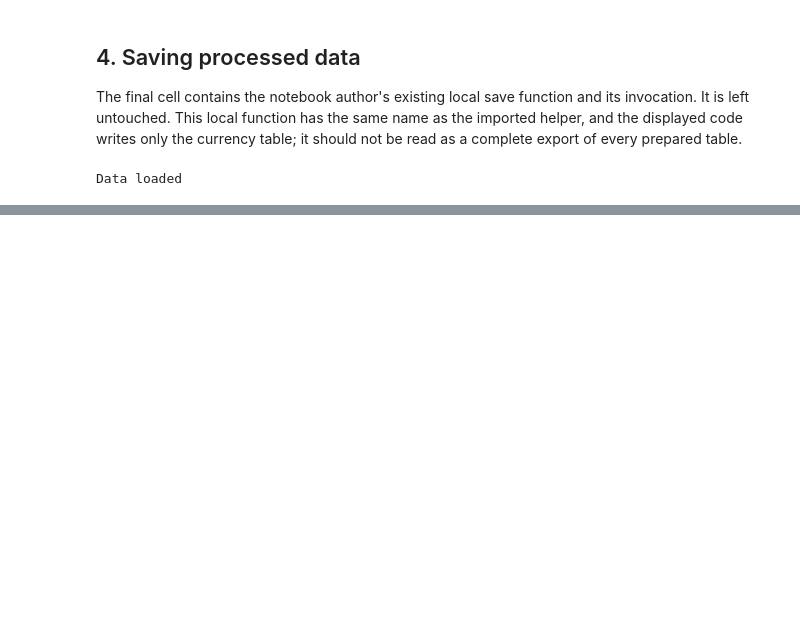
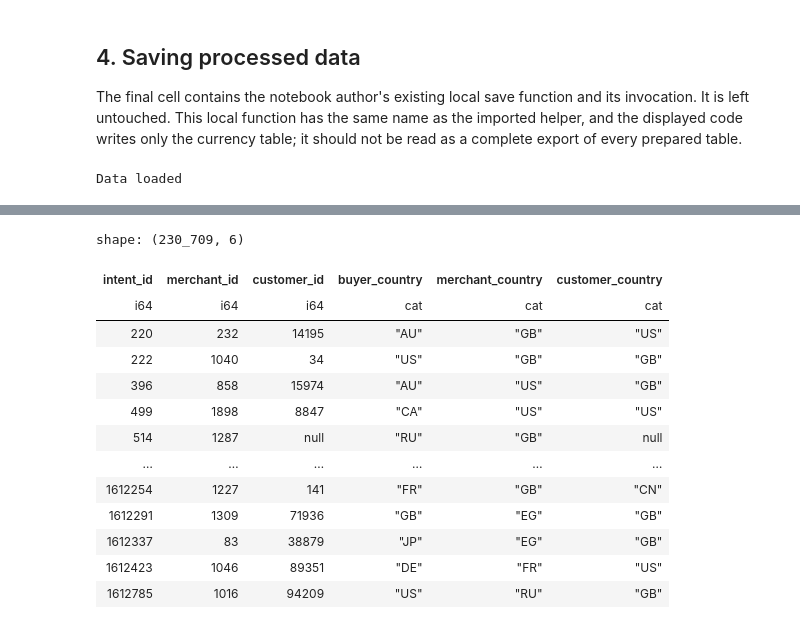
Before and after one commit to Erfan-Taherirani/finpay-global-analytics, a Jupyter notebook: notebooks/data_understanding.ipynb, the cells around one changed output, grey strips where cells are left out. Saved outputs shown, nothing was run; the diff lists cells and outputs as text; code cells hidden in the pictures; blank space fills up the shorter version.

```diff
--- a/notebooks/data_understanding.ipynb
+++ b/notebooks/data_understanding.ipynb
@@ -1274,0 +1258,34 @@ shape: (1_834, 12)
+# %%
+fact_payment_intent.join(
+	other=dim_merchant,
+    on="merchant_id",
+    how="left"
+).join(
+    other=dim_customer,
+	on="customer_id",
+	how="left"
+).select(
+    cs.by_name(
+        'intent_id', 'merchant_id', 'customer_id',
+        'buyer_country'
+	),
+    cs.by_name('country_code').alias("merchant_country"),
+    cs.by_name('country_code_right').alias("customer_country")
+).filter(
+    pl.col('buyer_country') != pl.col('merchant_country')
+)
+# %% [output]
+shape: (230_709, 6)
+| intent_id | merchant_id | customer_id | buyer_country | merchant_country | customer_country |
+| i64 | i64 | i64 | cat | cat | cat |
+| 220 | 232 | 14195 | "AU" | "GB" | "US" |
+| 222 | 1040 | 34 | "US" | "GB" | "GB" |
+| 396 | 858 | 15974 | "AU" | "US" | "GB" |
+| 499 | 1898 | 8847 | "CA" | "US" | "US" |
+| 514 | 1287 | null | "RU" | "GB" | null |
+| … | … | … | … | … | … |
+| 1612254 | 1227 | 141 | "FR" | "GB" | "CN" |
+| 1612291 | 1309 | 71936 | "GB" | "EG" | "GB" |
+| 1612337 | 83 | 38879 | "JP" | "EG" | "GB" |
+| 1612423 | 1046 | 89351 | "DE" | "FR" | "US" |
+| 1612785 | 1016 | 94209 | "US" | "RU" | "GB" |
```
Also changed, not shown: parts of 2 cells of this notebook, 16 other files.
